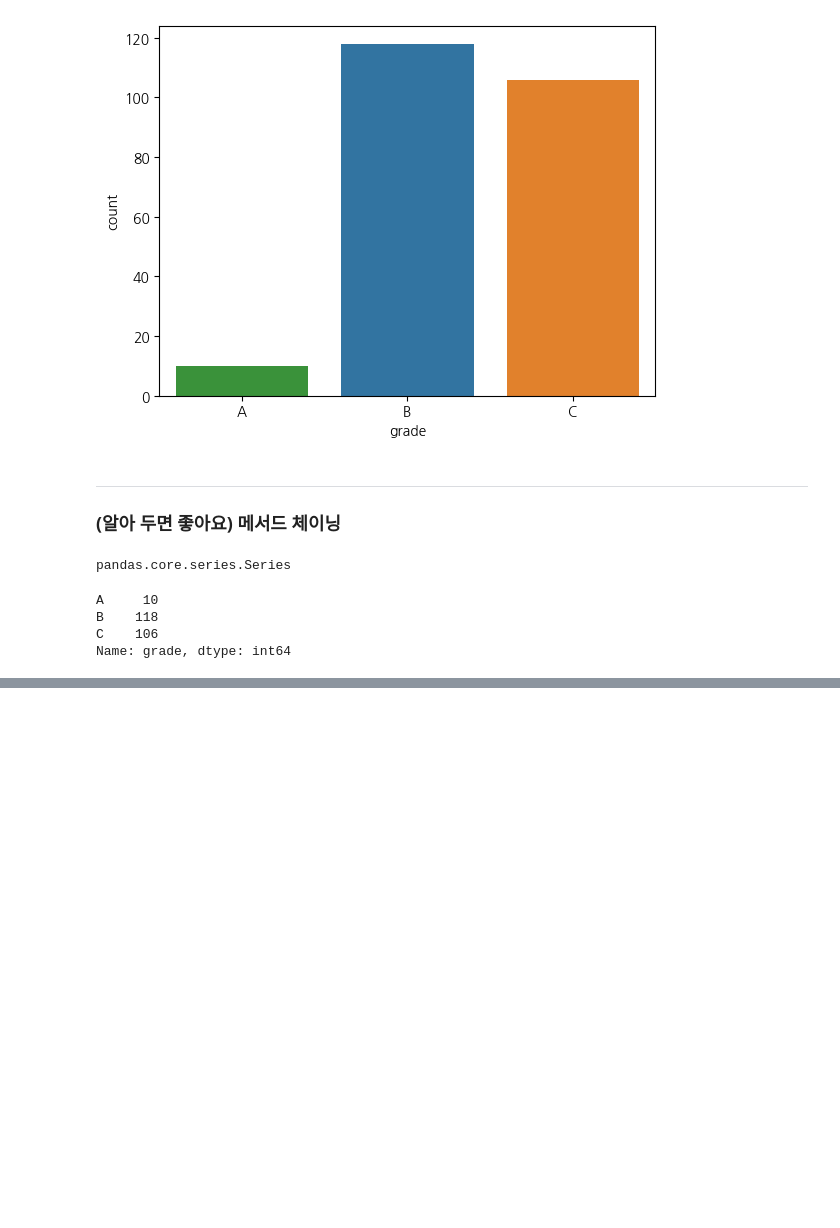
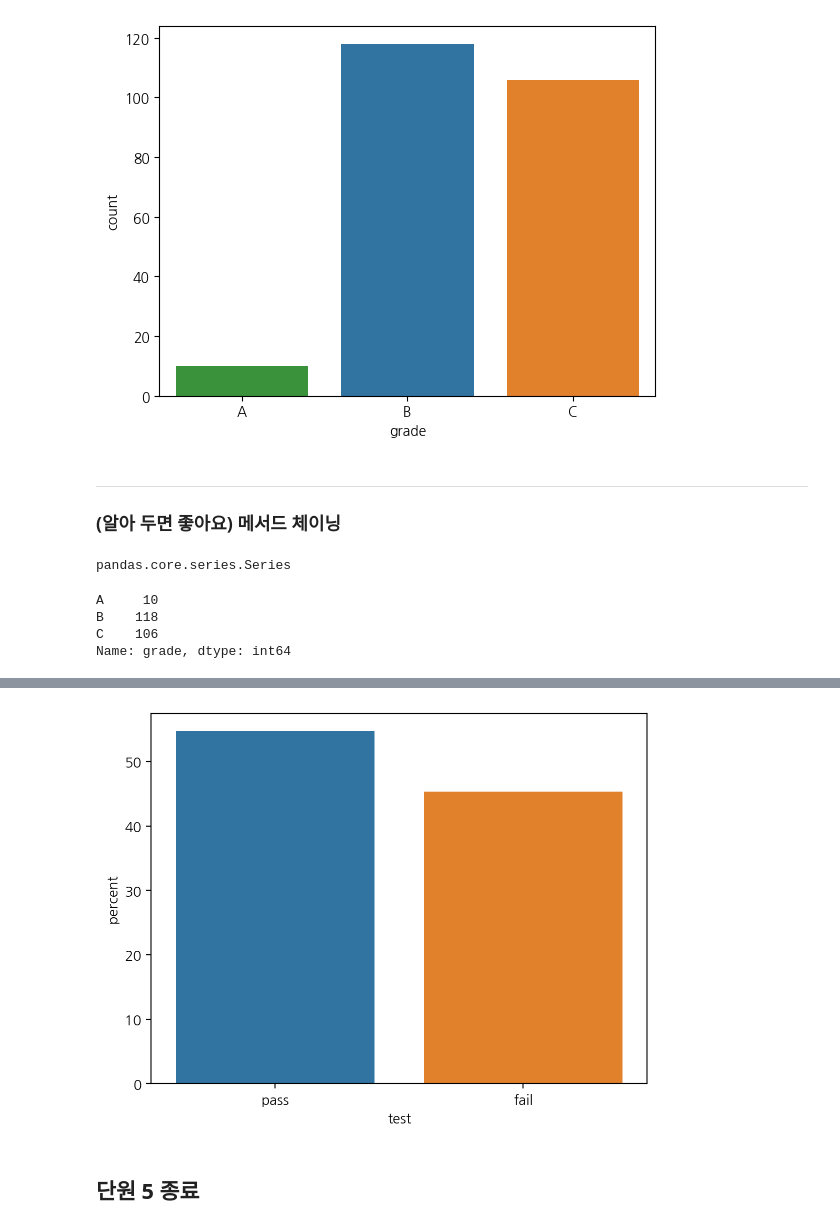
Before and after one commit to secons127/2024-1-my-BDA, a Jupyter notebook: inclass/03w_240322_Fri_ch05_data_medium.ipynb, the cells around one changed output, grey strips where cells are left out. Drawn from its saved outputs; the diff is of its cells as text; code cells hidden in the pictures; blank space fills up the shorter version.

```diff
--- a/inclass/03w_240322_Fri_ch05_data_medium.ipynb
+++ b/inclass/03w_240322_Fri_ch05_data_medium.ipynb
@@ -766,0 +876,6 @@ Name: grade, dtype: int64
+# %%
+sns.countplot(mpg, x='test', hue='test', stat='percent');  # 분포비율 만들기 /  시험 예상
+# %% [output]
+[figure, added]
+# %% [markdown]
+## 단원 5 종료
```
Also changed, not shown: parts of 13 cells of this notebook.
